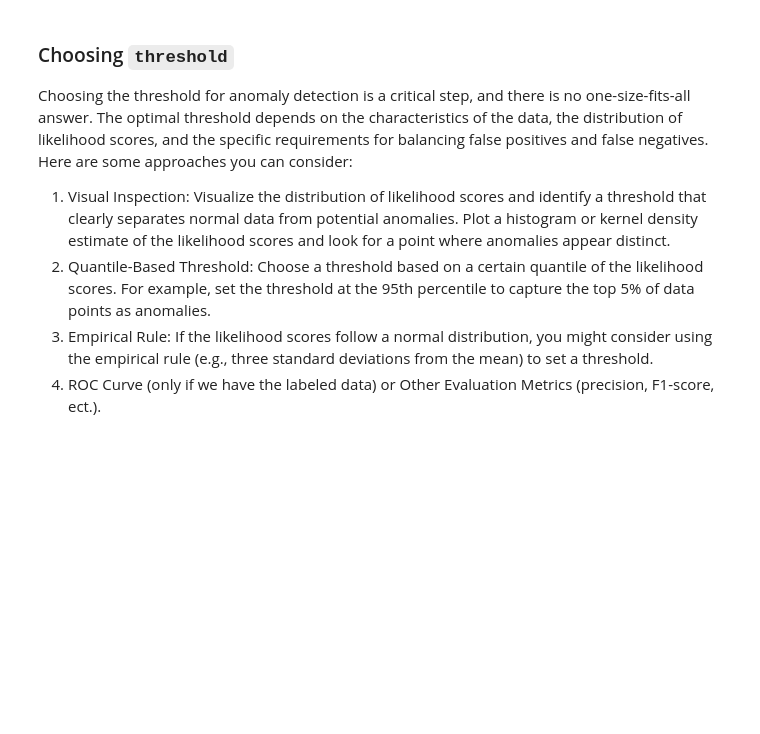
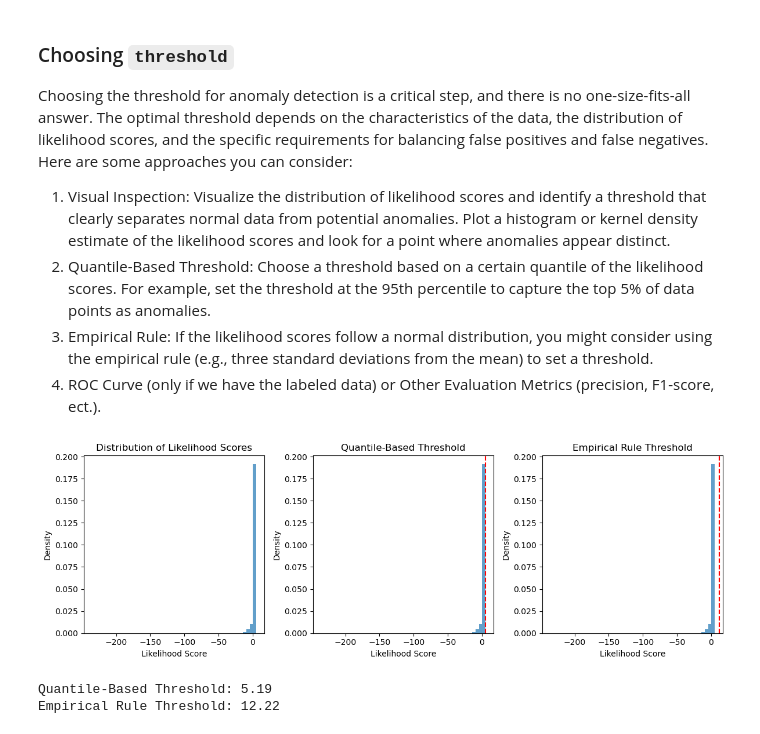
Before and after one commit to yli3-chwy/PulseGuard-Sales, a Jupyter notebook: notebooks/small_set_sales_by_date_sku_zip_GMM copy.ipynb, the cells around one changed output. Cells and saved outputs as stored; diff of their text form; code cells hidden in the pictures; blank space fills up the shorter version.

```diff
--- a/notebooks/small_set_sales_by_date_sku_zip_GMM copy.ipynb
+++ b/notebooks/small_set_sales_by_date_sku_zip_GMM copy.ipynb
@@ -547,5 +553,80 @@ Choosing the threshold for anomaly detection is a critical step, and there is no
 2. Quantile-Based Threshold: Choose a threshold based on a certain quantile of the likelihood scores. For example, set the threshold at the 95th percentile to capture the top 5% of data points as anomalies.
 3. Empirical Rule: If the likelihood scores follow a normal distribution, you might consider using the empirical rule (e.g., three standard deviations from the mean) to set a threshold.
 4. ROC Curve (only if we have the labeled data) or Other Evaluation Metrics (precision, F1-score, ect.).
+# %%
+import numpy as np
+import matplotlib.pyplot as plt
+from sklearn.metrics import roc_curve, auc, precision_recall_curve, average_precision_score
+
+# Assuming you have a variable 'score' with the likelihood scores
+
+# Visual Inspection
+plt.figure(figsize=(12, 4))
+
+plt.subplot(1, 3, 1)
+plt.hist(score, bins=50, density=True, alpha=0.7)
+plt.xlabel('Likelihood Score')
+plt.ylabel('Density')
+plt.title('Distribution of Likelihood Scores')
+
+# Quantile-Based Threshold (e.g., 95th percentile)
+threshold_quantile = np.percentile(score, 95)
+plt.subplot(1, 3, 2)
+plt.hist(score, bins=50, density=True, alpha=0.7)
+plt.axvline(x=threshold_quantile, color='red', linestyle='--', label='Threshold (95th percentile)')
+plt.xlabel('Likelihood Score')
+plt.ylabel('Density')
+plt.title('Quantile-Based Threshold')
+
+# Empirical Rule (e.g., three standard deviations from the mean)
+mean_score = np.mean(score)
+std_dev_score = np.std(score)
+threshold_empirical = mean_score + 3 * std_dev_score
+plt.subplot(1, 3, 3)
+plt.hist(score, bins=50, density=True, alpha=0.7)
+plt.axvline(x=threshold_empirical, color='red', linestyle='--', label='Threshold (3 std deviations)')
+plt.xlabel('Likelihood Score')
+plt.ylabel('Density')
+plt.title('Empirical Rule Threshold')
+
+plt.tight_layout()
+plt.show()
+
+# # ROC Curve and AUC (only if you have labeled data)
+# # Assuming 'labels' is an array of true labels (0 for normal, 1 for anomaly)
+# fpr, tpr, _ = roc_curve(labels, -score)  # Use -score for maximizing the area under the curve
+# roc_auc = auc(fpr, tpr)
+
+# # Precision-Recall Curve and AUC
+# precision, recall, _ = precision_recall_curve(labels, -score)
+# pr_auc = average_precision_score(labels, -score)
+
+# plt.figure(figsize=(10, 4))
+
+# plt.subplot(1, 2, 1)
+# plt.plot(fpr, tpr, color='darkorange', lw=2, label=f'ROC Curve (AUC = {roc_auc:.2f})')
+# plt.plot([0, 1], [0, 1], color='navy', lw=2, linestyle='--')
+# plt.xlabel('False Positive Rate')
+# plt.ylabel('True Positive Rate')
+# plt.title('Receiver Operating Characteristic Curve')
+# plt.legend(loc='lower right')
+
+# plt.subplot(1, 2, 2)
+# plt.plot(recall, precision, color='darkorange', lw=2, label=f'PR Curve (AUC = {pr_auc:.2f})')
+# plt.xlabel('Recall')
+# plt.ylabel('Precision')
+# plt.title('Precision-Recall Curve')
+# plt.legend(loc='upper right')
+
+# plt.tight_layout()
+# plt.show()
+
+# Print or return the chosen thresholds
+print(f"Quantile-Based Threshold: {threshold_quantile:.2f}")
+print(f"Empirical Rule Threshold: {threshold_empirical:.2f}")
+# %% [output]
+[figure, added]
+Quantile-Based Threshold: 5.19
+Empirical Rule Threshold: 12.22
 # %%
 # Visualize the distribution of likelihood scores
```
Also changed, not shown: parts of 7 cells of this notebook, 1 other file.
